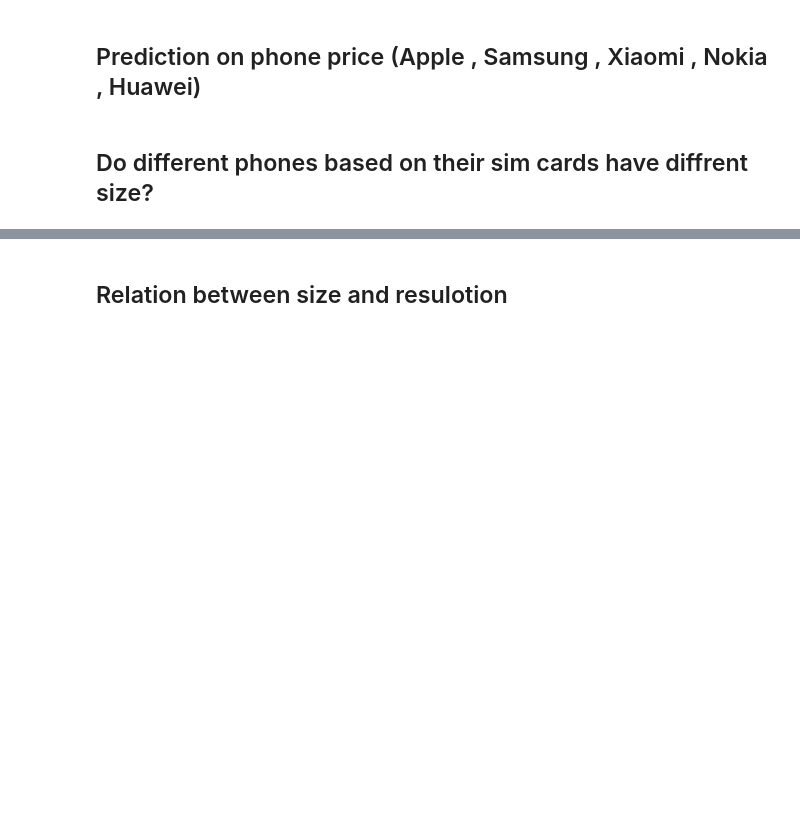
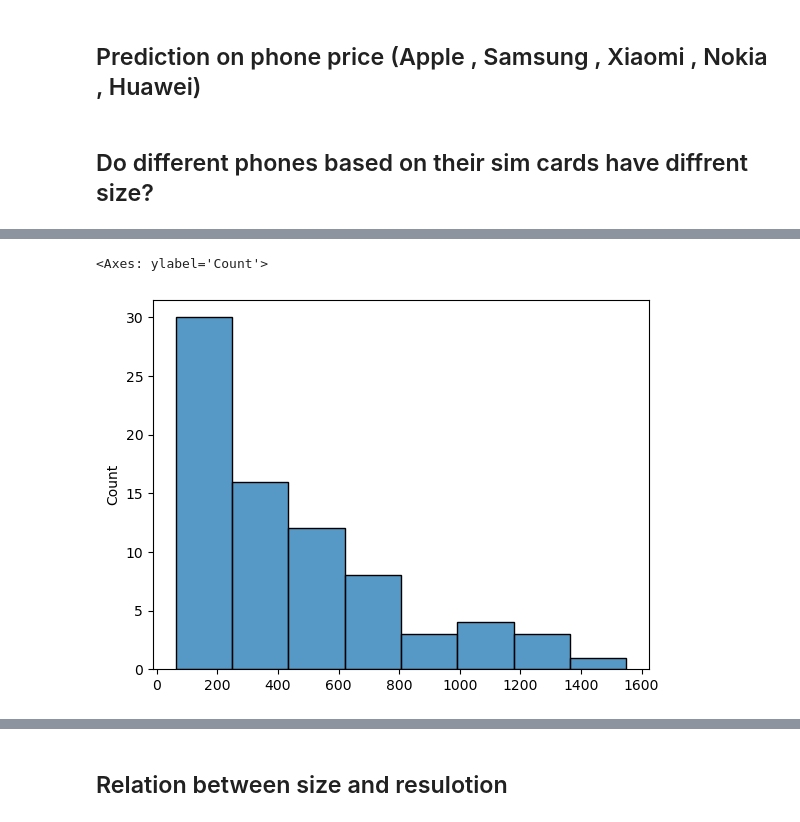
Before and after one commit to sinaaasghari/mobile-land, a Jupyter notebook: statics-analyzing.ipynb, the cells around one changed output, grey strips where cells are left out. Saved outputs shown, nothing was run; the diff lists cells and outputs as text; code cells hidden in the pictures; blank space fills up the shorter version.

```diff
--- a/statics-analyzing.ipynb
+++ b/statics-analyzing.ipynb
@@ -210,0 +229,8 @@ axes[2].scatter(xiaomi_datas['year'] , xiaomi_datas['ppi'])
+# %%
+# removing outliers
+prices = df_predict['price'].to_numpy()
+prices = prices[np.abs(stats.zscore(prices)) < 3]
+sns.histplot(prices)
+# %% [output]
+<Axes: ylabel='Count'>
+[figure, added]
```
Also changed, not shown: parts of 5 cells of this notebook.
